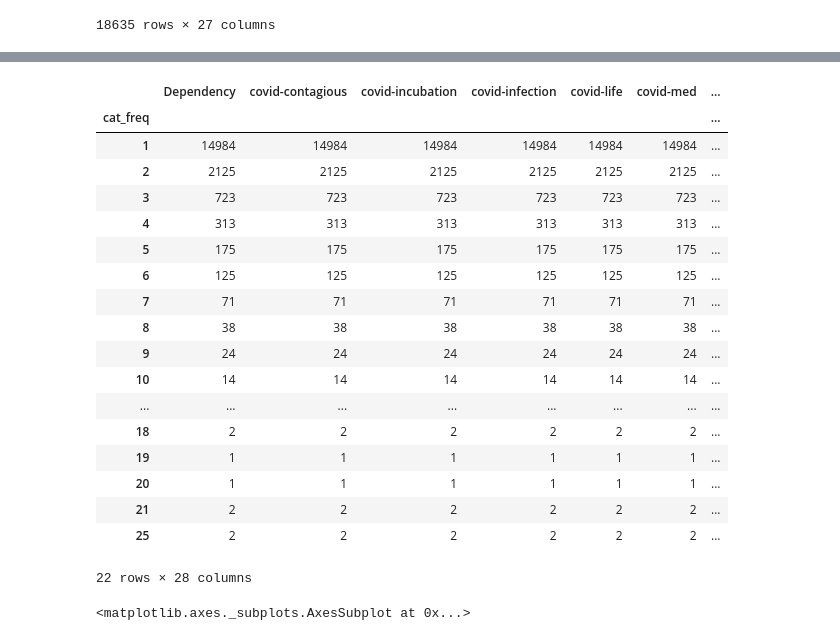
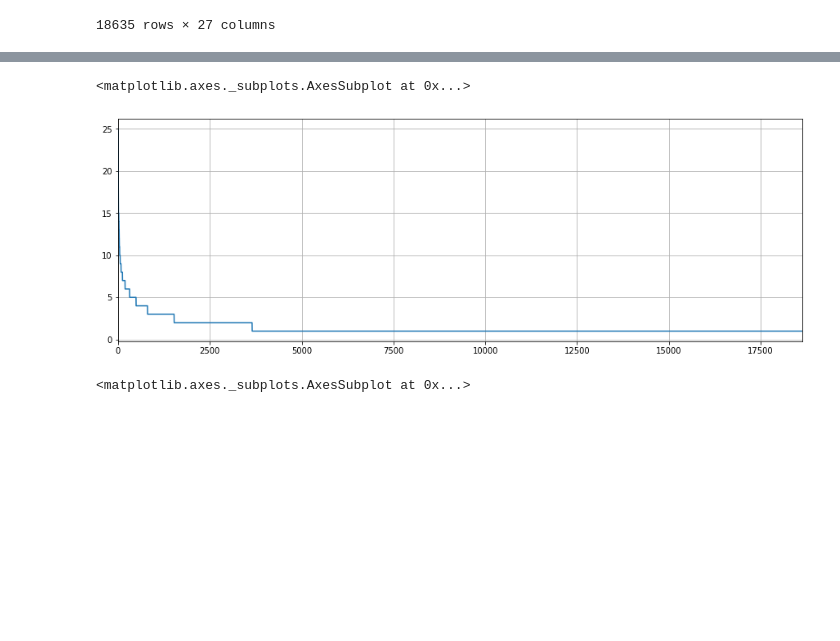
Before and after one commit to dialoguemd-archives/covidfaq, a Jupyter notebook: experiments/QuesSort Pipeline - Filter style.ipynb, the cells around one changed output, grey strips where cells are left out. Drawn from its saved outputs; the diff is of its cells as text; code cells hidden in the pictures; blank space fills up the shorter version.

```diff
--- a/experiments/QuesSort Pipeline - Filter style.ipynb
+++ b/experiments/QuesSort Pipeline - Filter style.ipynb
@@ -710,24 +749,10 @@ dependency_counts.sort_values("total_freq",ascending=False).groupby("total_freq"
 # %%
-dependency_counts.sort_values("cat_freq",ascending=False).groupby("cat_freq").count()
+# dependency_counts.sort_values("cat_freq",ascending=False).groupby("cat_freq").count()
-# %% [output]
-|  | Dependency | covid-contagious | covid-incubation | covid-infection | covid-life | covid-med | ... |
-| cat_freq |  |  |  |  |  |  | ... |
-| 1 | 14984 | 14984 | 14984 | 14984 | 14984 | 14984 | ... |
-| 2 | 2125 | 2125 | 2125 | 2125 | 2125 | 2125 | ... |
-| 3 | 723 | 723 | 723 | 723 | 723 | 723 | ... |
-| 4 | 313 | 313 | 313 | 313 | 313 | 313 | ... |
-| 5 | 175 | 175 | 175 | 175 | 175 | 175 | ... |
-| 6 | 125 | 125 | 125 | 125 | 125 | 125 | ... |
-| 7 | 71 | 71 | 71 | 71 | 71 | 71 | ... |
-| 8 | 38 | 38 | 38 | 38 | 38 | 38 | ... |
-| 9 | 24 | 24 | 24 | 24 | 24 | 24 | ... |
-| 10 | 14 | 14 | 14 | 14 | 14 | 14 | ... |
-| ... | ... | ... | ... | ... | ... | ... | ... |
-| 18 | 2 | 2 | 2 | 2 | 2 | 2 | ... |
-| 19 | 1 | 1 | 1 | 1 | 1 | 1 | ... |
-| 20 | 1 | 1 | 1 | 1 | 1 | 1 | ... |
-| 21 | 2 | 2 | 2 | 2 | 2 | 2 | ... |
-| 25 | 2 | 2 | 2 | 2 | 2 | 2 | ... |
-22 rows × 28 columns
+# %%
+# Category Frequency of Dependencies, (x,y) is y dependencies have appeared in x distinct categories
+dependency_counts.sort_values(by="cat_freq",ascending=False)["cat_freq"].plot(figsize=(15,5),grid=True, use_index=False)
+# %% [output]
+<matplotlib.axes._subplots.AxesSubplot at 0x...>
+[figure, added]
 # %%
 # Category Frequency of Dependencies, (x,y) is y dependencies have appeared in x distinct categories
```
Also changed, not shown: parts of 22 cells of this notebook.
